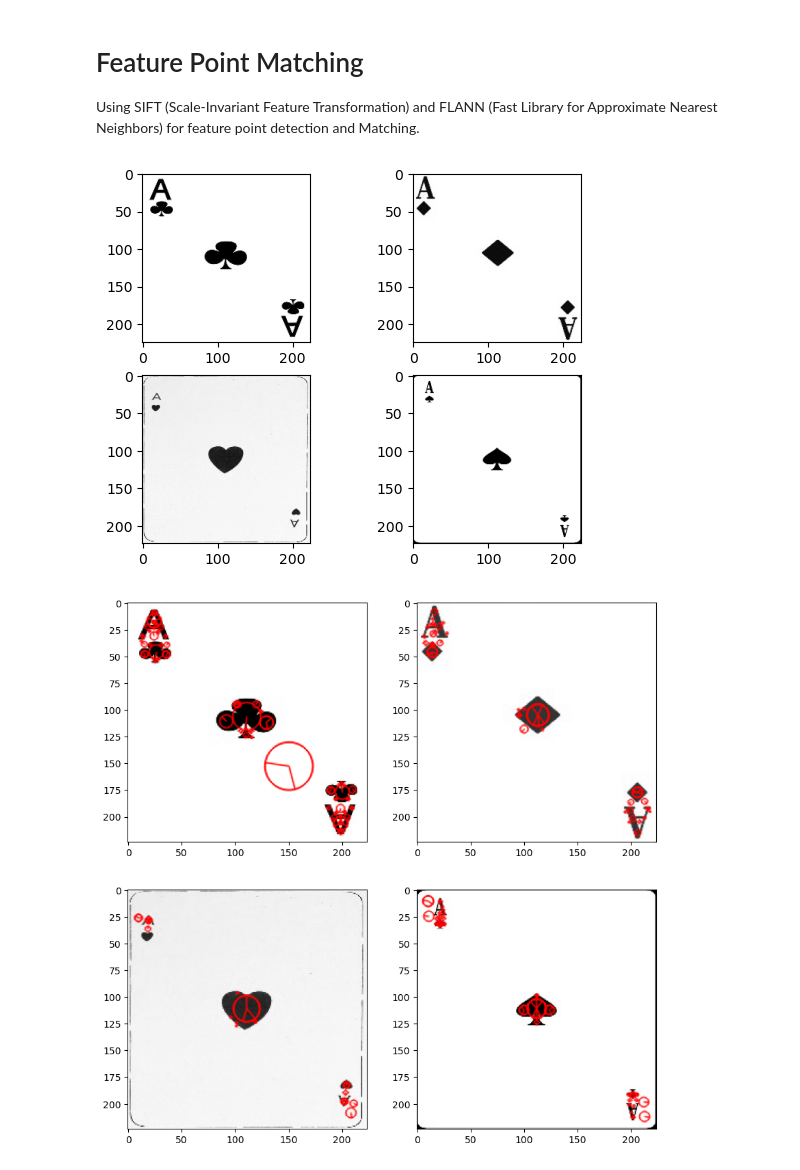
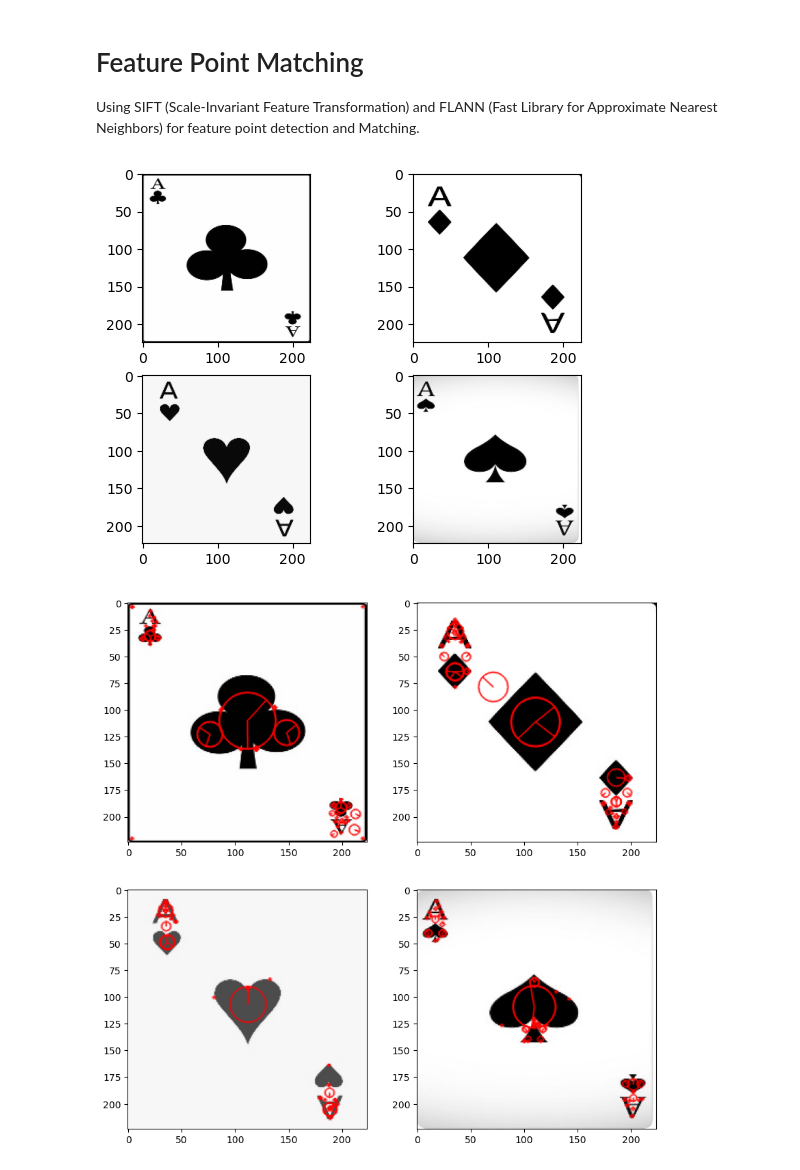
Before and after one commit to DianaLNguyen/ucb_mids_w281_project, a Jupyter notebook: feature_pointing_and_template_matching.ipynb, the cells around one changed output. Saved outputs shown, nothing was run; the diff lists cells and outputs as text; code cells hidden in the pictures.

```diff
--- a/feature_pointing_and_template_matching.ipynb
+++ b/feature_pointing_and_template_matching.ipynb
@@ -27,15 +66,16 @@ Using SIFT (Scale-Invariant Feature Transformation) and FLANN (Fast Library for
 # %%
 #display images
 #define the image path
-image_path = data_path + image_csv['filepaths']
+image_path = image_csv['filepaths']
 
 #display the reference images
-reference_club_image = cv.cvtColor(plt.imread(image_path[23]), cv.COLOR_BGR2GRAY)
-reference_diamond_image = cv.cvtColor(plt.imread(image_path[134]), cv.COLOR_BGR2GRAY)
-reference_heart_image = cv.cvtColor(plt.imread(image_path[258]), cv.COLOR_BGR2GRAY)
-reference_spade_image = cv.cvtColor(plt.imread(image_path[447]), cv.COLOR_BGR2GRAY)
+# reference_club_image = cv.cvtColor(plt.imread('Dataset/train/ace of clubs/083.jpg'), cv.COLOR_BGR2GRAY)
+reference_club_image = convert_to_grayscale('train/ace of clubs/083.jpg')
+reference_diamond_image = convert_to_grayscale('train/ace of diamonds/035.jpg')
+reference_heart_image = convert_to_grayscale('train/ace of hearts/026.jpg')
+reference_spade_image = convert_to_grayscale('train/ace of spades/064.jpg')
 
-test_image = cv.cvtColor(plt.imread(image_path[70]), cv.COLOR_BGR2GRAY)
+test_image = convert_to_grayscale(image_path[70])
 
 figs, axes = plt.subplots(2,2)
 
@@ -46,50 +86,24 @@ axes[1,1].imshow(reference_spade_image, cmap = 'gray')
 
 plt.show()
 # %% [output]
-[figure, old version]
+[figure, new version]
-# %%
-#SIFT based feature detection
-#we use SIFT because it is scale and rotation invariant
-#we can use SURF if the images are all oriented in the same direction
-
-#move function to a utils file
-def sift_featue_detector(image):
-    #initiate the SIFT detector
-    sift = cv.SIFT_create()
-
-    #find the key feature points with SIFT
-    key_features = sift.detect(image, None)
-
-    #draw key features on the image
-    display_key_features = cv.drawKeypoints(image, key_features, 0, (255, 0, 0), cv.DRAW_MATCHES_FLAGS_DRAW_RICH_KEYPOINTS)
-
-    #display the image with drawn key features with the orientation
-    return display_key_features, key_features, sift
-
-def sift_feature_descriptor(image):
-    sift = cv.SIFT_create()
-    key_features = sift_featue_detector(image)[1]
-#     sift = cv.SIFT_create()
-    key_features, key_descriptors = sift.compute(image, key_features)
-
-    return key_features, key_descriptors
 # %%
 #display the feature points
-clubs_features = sift_featue_detector(reference_club_image)
-diamonds_features = sift_featue_detector(reference_diamond_image)
-hearts_features = sift_featue_detector(reference_heart_image)
-spades_features = sift_featue_detector(reference_spade_image)
+clubs_features = sift_featue_detector(reference_club_image, 500)
+diamonds_features = sift_featue_detector(reference_diamond_image, 500)
+hearts_features = sift_featue_detector(reference_heart_image, 500)
+spades_features = sift_featue_detector(reference_spade_image, 500)
 
 figs, axes = plt.subplots(2,2, figsize = (10,10))
 
 axes[0,0].imshow(clubs_features[0])
 axes[0,1].imshow(diamonds_features[0])
 axes[1,0].imshow(hearts_features[0])
 axes[1,1].imshow(spades_features[0])
 
 plt.show()
 # %% [output]
-[figure, old version]
+[figure, new version]
 # %%
 #Feature Point Matching using FLANN
 
```
Also changed, not shown: parts of 9 cells of this notebook, 2 other files.
